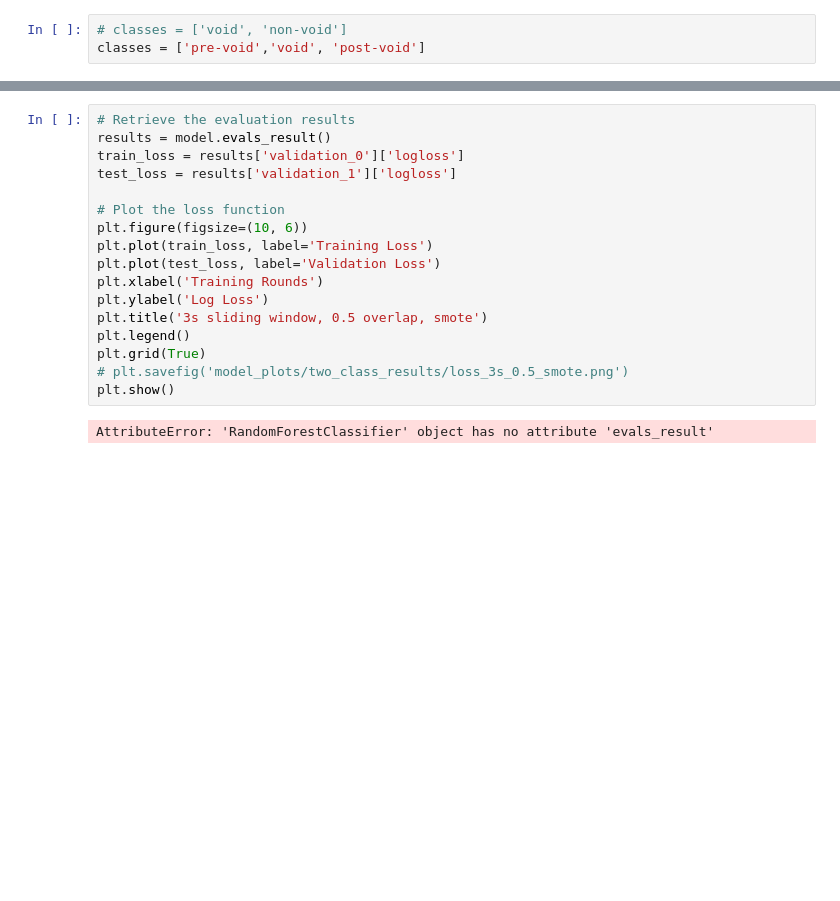
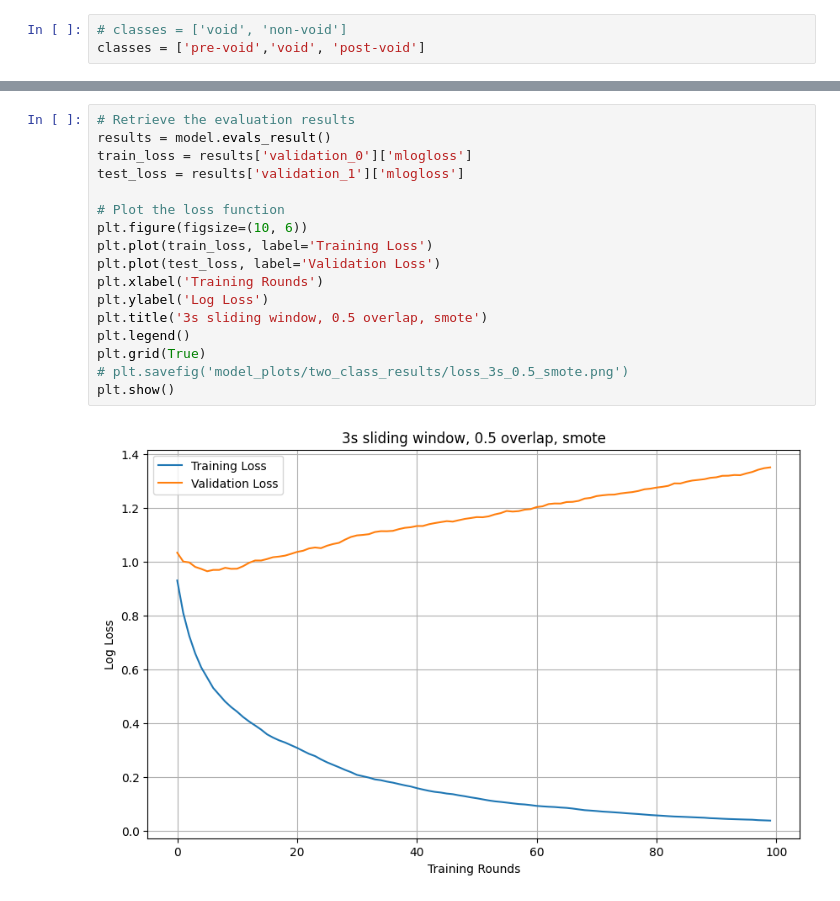
Before and after one commit to edumabagraham/uropatch-data-analysis, a Jupyter notebook: deployable/single_analysis_separate_normalization.ipynb, the cells around one changed output, grey strips where cells are left out. Cells and saved outputs as stored; diff of their text form; blank space fills up the shorter version.

```diff
--- a/deployable/single_analysis_separate_normalization.ipynb
+++ b/deployable/single_analysis_separate_normalization.ipynb
@@ -110,22 +123,22 @@ plt.show()
 # %%
 # Retrieve the evaluation results
 results = model.evals_result()
-train_loss = results['validation_0']['logloss']
-test_loss = results['validation_1']['logloss']
+train_loss = results['validation_0']['mlogloss']
+test_loss = results['validation_1']['mlogloss']
 
 # Plot the loss function
 plt.figure(figsize=(10, 6))
 plt.plot(train_loss, label='Training Loss')
 plt.plot(test_loss, label='Validation Loss')
 plt.xlabel('Training Rounds')
 plt.ylabel('Log Loss')
 plt.title('3s sliding window, 0.5 overlap, smote')
 plt.legend()
 plt.grid(True)
 # plt.savefig('model_plots/two_class_results/loss_3s_0.5_smote.png')
 plt.show()
 # %% [output]
-AttributeError: 'RandomForestClassifier' object has no attribute 'evals_result'
+[figure, added]
 # %%
 plot_importance(model)
 plt.show()
```
Also changed, not shown: parts of 10 cells of this notebook, 12 other files.
